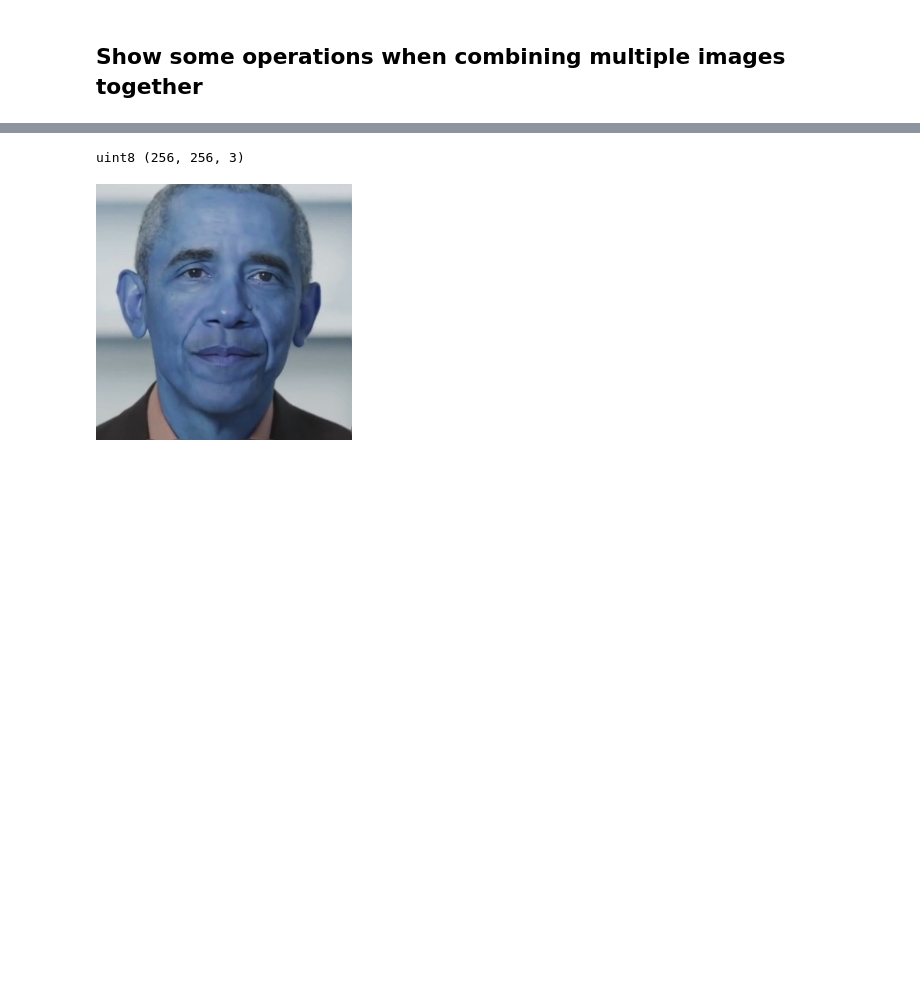
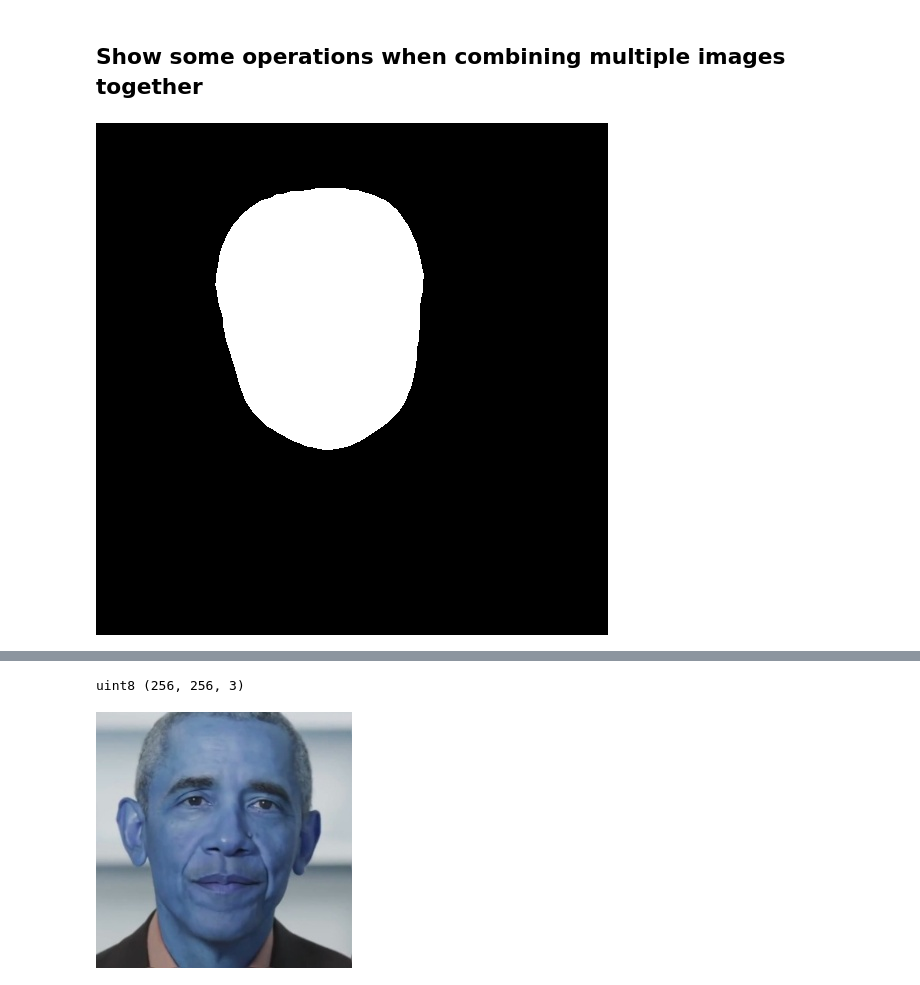
Before and after one commit to zhanghm1995/programming-learning-examples, a Jupyter notebook: OpenCV_learning/scripts/combine_images.ipynb, the cells around one changed output, grey strips where cells are left out. Cells and saved outputs as stored; diff of their text form; code cells hidden in the pictures; blank space fills up the shorter version.

```diff
--- a/OpenCV_learning/scripts/combine_images.ipynb
+++ b/OpenCV_learning/scripts/combine_images.ipynb
@@ -20,8 +20,12 @@ def get_contour(im):
 # %%
 def get_masked_region(mask_img):
     gray = cv2.cvtColor(mask_img, cv2.COLOR_BGR2GRAY)
     blur = cv2.GaussianBlur(gray, (3, 3), 0)
     thresh = cv2.adaptiveThreshold(blur, 255, 1, 1, 11, 2)
 
     contour = get_contour(thresh)
+    # contour = cv2.GaussianBlur(contour,(9, 9), 0)
+    contour = cv2.erode(contour, np.ones((11, 11), np.uint8), iterations=1)
     return contour
+# %% [output]
+[figure, added]
```
Also changed, not shown: parts of 2 cells of this notebook, 6 other files.
